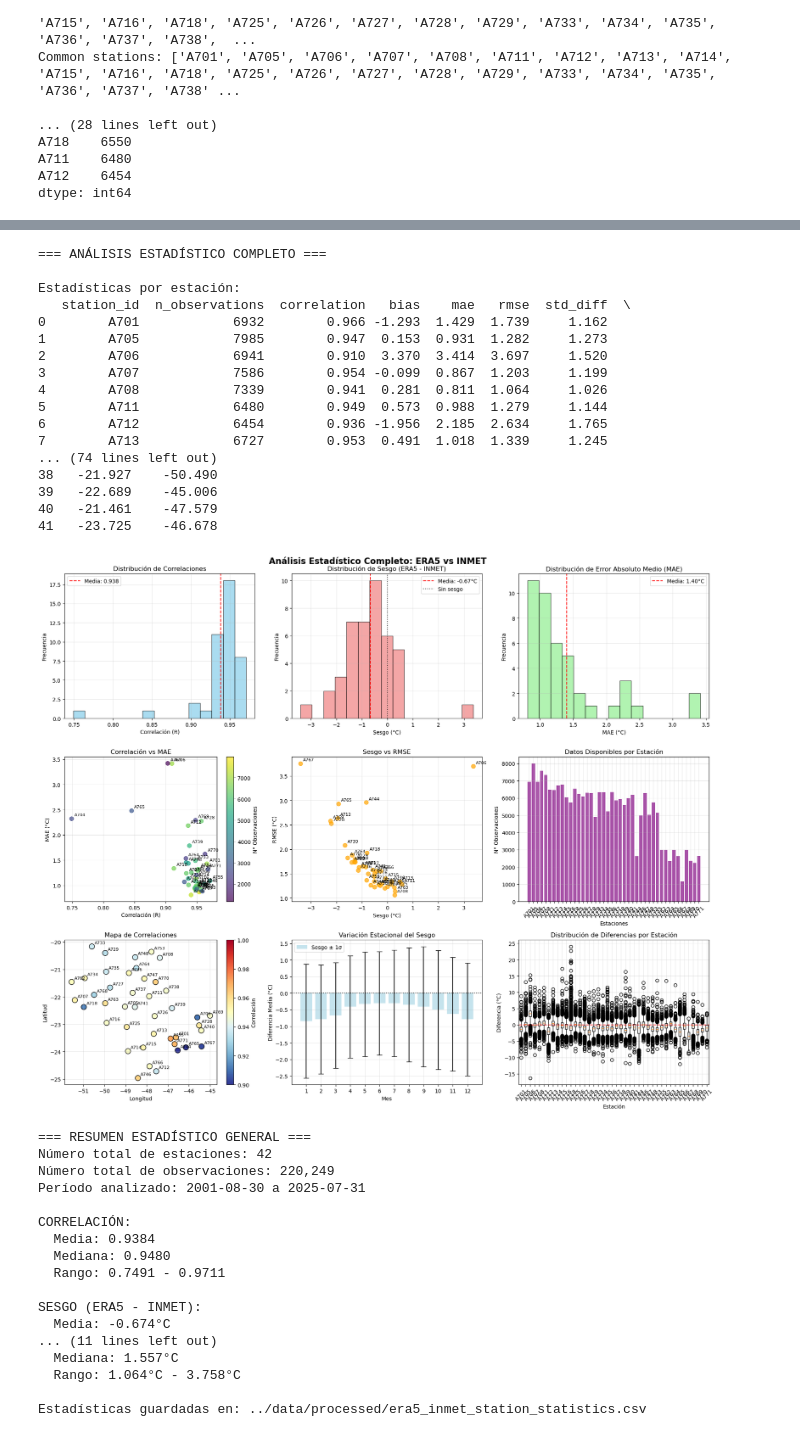
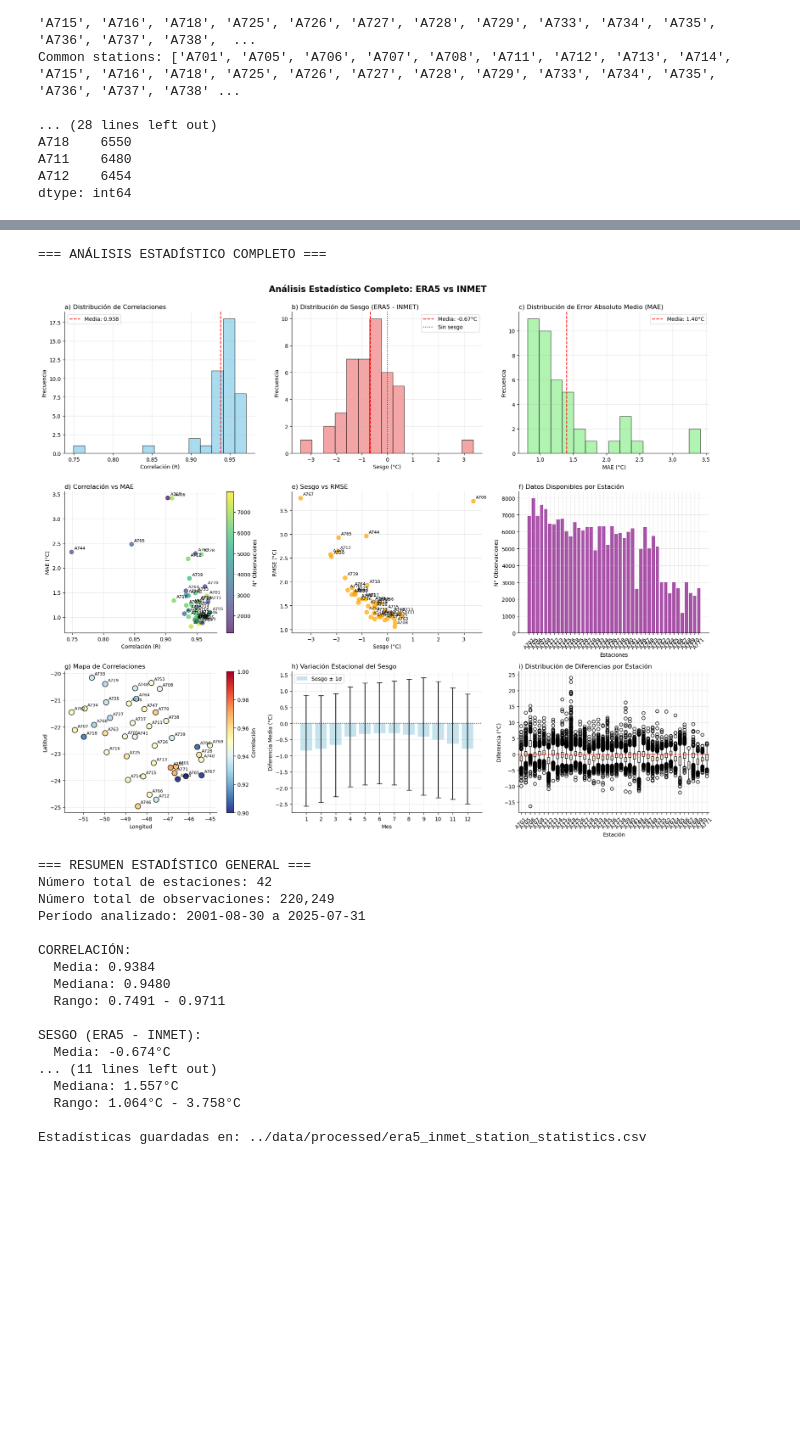
Before and after one commit to dbrisaro/heatwave_detection, a Jupyter notebook: heatwave_project/notebooks/comparison_tmax_insitu_era5.ipynb, the cells around one changed output, grey strips where cells are left out. Saved outputs shown, nothing was run; the diff lists cells and outputs as text; code cells hidden in the pictures; blank space fills up the shorter version.

```diff
--- a/heatwave_project/notebooks/comparison_tmax_insitu_era5.ipynb
+++ b/heatwave_project/notebooks/comparison_tmax_insitu_era5.ipynb
@@ -487,9 +461,4 @@ print(f"   - Station statistics: ../data/processed/era5_inmet_station_stats.csv"
 # %%
-import matplotlib.pyplot as plt
-import seaborn as sns
-from sklearn.metrics import mean_squared_error, mean_absolute_error
-import numpy as np
-
 print("=== ANÁLISIS ESTADÍSTICO COMPLETO ===\n")
 
 # Calcular estadísticas por estación
@@ -521,21 +490,20 @@ for station_id in comparison_df['station_id'].unique():
 
 stats_df = pd.DataFrame(station_stats)
 
-print("Estadísticas por estación:")
-print(stats_df.round(3))
-
 # Crear visualizaciones
 fig, axes = plt.subplots(3, 3, figsize=(18, 15))
-fig.suptitle('Análisis Estadístico Completo: ERA5 vs INMET', fontsize=16, fontweight='bold')
+fig.suptitle('Análisis Estadístico Completo: ERA5 vs INMET\n', fontsize=16, fontweight='bold')
 
 # 1. Distribución de correlaciones
 ax1 = axes[0, 0]
 ax1.hist(stats_df['correlation'], bins=15, alpha=0.7, color='skyblue', edgecolor='black')
 ax1.axvline(stats_df['correlation'].mean(), color='red', linestyle='--',
            label=f'Media: {stats_df["correlation"].mean():.3f}')
-ax1.set_title('Distribución de Correlaciones')
+ax1.set_title('a) Distribución de Correlaciones', loc='left')
 ax1.set_xlabel('Correlación (R)')
 ax1.set_ylabel('Frecuencia')
+ax1.spines['top'].set_visible(False)
+ax1.spines['right'].set_visible(False)
 ax1.legend()
 ax1.grid(True, alpha=0.3)
 
@@ -545,9 +513,11 @@ ax2.hist(stats_df['bias'], bins=15, alpha=0.7, color='lightcoral', edgecolor='bl
 ax2.axvline(stats_df['bias'].mean(), color='red', linestyle='--',
            label=f'Media: {stats_df["bias"].mean():.2f}°C')
 ax2.axvline(0, color='black', linestyle=':', alpha=0.7, label='Sin sesgo')
-ax2.set_title('Distribución de Sesgo (ERA5 - INMET)')
+ax2.set_title('b) Distribución de Sesgo (ERA5 - INMET)', loc='left')
 ax2.set_xlabel('Sesgo (°C)')
 ax2.set_ylabel('Frecuencia')
+ax2.spines['top'].set_visible(False)
+ax2.spines['right'].set_visible(False)
 ax2.legend()
 ax2.grid(True, alpha=0.3)
 
@@ -556,9 +526,11 @@ ax3 = axes[0, 2]
 ax3.hist(stats_df['mae'], bins=15, alpha=0.7, color='lightgreen', edgecolor='black')
 ax3.axvline(stats_df['mae'].mean(), color='red', linestyle='--',
            label=f'Media: {stats_df["mae"].mean():.2f}°C')
-ax3.set_title('Distribución de Error Absoluto Medio (MAE)')
+ax3.set_title('c) Distribución de Error Absoluto Medio (MAE)', loc='left')
 ax3.set_xlabel('MAE (°C)')
 ax3.set_ylabel('Frecuencia')
+ax3.spines['top'].set_visible(False)
+ax3.spines['right'].set_visible(False)
 ax3.legend()
 ax3.grid(True, alpha=0.3)
 
@@ -568,7 +540,9 @@ scatter = ax4.scatter(stats_df['correlation'], stats_df['mae'],
                      c=stats_df['n_observations'], s=60, alpha=0.7, cmap='viridis')
 ax4.set_xlabel('Correlación (R)')
 ax4.set_ylabel('MAE (°C)')
-ax4.set_title('Correlación vs MAE')
+ax4.set_title('d) Correlación vs MAE', loc='left')
+ax4.spines['top'].set_visible(False)
+ax4.spines['right'].set_visible(False)
 ax4.grid(True, alpha=0.3)
 # Agregar etiquetas de estaciones
 for _, row in stats_df.iterrows():
@@ -582,8 +556,10 @@ ax5 = axes[1, 1]
 ax5.scatter(stats_df['bias'], stats_df['rmse'], s=60, alpha=0.7, color='orange')
 ax5.set_xlabel('Sesgo (°C)')
 ax5.set_ylabel('RMSE (°C)')
-ax5.set_title('Sesgo vs RMSE')
+ax5.set_title('e) Sesgo vs RMSE', loc='left')
 ax5.grid(True, alpha=0.3)
+ax5.spines['top'].set_visible(False)
+ax5.spines['right'].set_visible(False)
 for _, row in stats_df.iterrows():
     ax5.annotate(row['station_id'], (row['bias'], row['rmse']),
                 xytext=(5, 5), textcoords='offset points', fontsize=8)
@@ -593,10 +569,12 @@ ax6 = axes[1, 2]
 bars = ax6.bar(range(len(stats_df)), stats_df['n_observations'], alpha=0.7, color='purple')
 ax6.set_xlabel('Estaciones')
 ax6.set_ylabel('N° Observaciones')
-ax6.set_title('Datos Disponibles por Estación')
+ax6.set_title('f) Datos Disponibles por Estación', loc='left')
 ax6.set_xticks(range(len(stats_df)))
 ax6.set_xticklabels(stats_df['station_id'], rotation=45)
 ax6.grid(True, alpha=0.3)
+ax6.spines['top'].set_visible(False)
+ax6.spines['right'].set_visible(False)
 
 # 7. Mapa de estaciones coloreado por correlación
 ax7 = axes[2, 0]
@@ -605,8 +583,10 @@ scatter_map = ax7.scatter(stats_df['longitude'], stats_df['latitude'],
                          vmin=0.9, vmax=1.0, edgecolors='black')
 ax7.set_xlabel('Longitud')
 ax7.set_ylabel('Latitud')
-ax7.set_title('Mapa de Correlaciones')
+ax7.set_title('g) Mapa de Correlaciones', loc='left')
 ax7.grid(True, alpha=0.3)
+ax7.spines['top'].set_visible(False)
+ax7.spines['right'].set_visible(False)
 for _, row in stats_df.iterrows():
     ax7.annotate(row['station_id'], (row['longitude'], row['latitude']),
                 xytext=(5, 5), textcoords='offset points', fontsize=8)
@@ -627,10 +607,12 @@ ax8.bar(x, monthly_stats['mean_diff'], alpha=0.7, color='lightblue',
 ax8.axhline(0, color='black', linestyle=':', alpha=0.7)
 ax8.set_xlabel('Mes')
 ax8.set_ylabel('Diferencia Media (°C)')
-ax8.set_title('Variación Estacional del Sesgo')
+ax8.set_title('h) Variación Estacional del Sesgo', loc='left')
 ax8.set_xticks(range(1, 13))
 ax8.legend()
 ax8.grid(True, alpha=0.3)
+ax8.spines['top'].set_visible(False)
+ax8.spines['right'].set_visible(False)
 
 # 9. Box plot de diferencias por estación
 ax9 = axes[2, 2]
@@ -639,11 +621,12 @@ station_diffs = [comparison_df[comparison_df['station_id'] == sid]['difference']
 box_plot = ax9.boxplot(station_diffs, labels=stats_df['station_id'])
 ax9.set_xlabel('Estación')
 ax9.set_ylabel('Diferencia (°C)')
-ax9.set_title('Distribución de Diferencias por Estación')
+ax9.set_title('i) Distribución de Diferencias por Estación', loc='left')
 ax9.tick_params(axis='x', rotation=45)
 ax9.grid(True, alpha=0.3)
 ax9.axhline(0, color='red', linestyle='--', alpha=0.7)
-
+ax9.spines['top'].set_visible(False)
+ax9.spines['right'].set_visible(False)
 plt.tight_layout()
 plt.show()
 
@@ -652,50 +635,34 @@ print(f"\n=== RESUMEN ESTADÍSTICO GENERAL ===")
 print(f"Número total de estaciones: {len(stats_df)}")
 print(f"Número total de observaciones: {len(comparison_df):,}")
 print(f"Período analizado: {comparison_df['date'].min().strftime('%Y-%m-%d')} a {comparison_df['date'].max().strftime('%Y-%m-%d')}")
 
 print(f"\nCORRELACIÓN:")
 print(f"  Media: {stats_df['correlation'].mean():.4f}")
 print(f"  Mediana: {stats_df['correlation'].median():.4f}")
 print(f"  Rango: {stats_df['correlation'].min():.4f} - {stats_df['correlation'].max():.4f}")
 
 print(f"\nSESGO (ERA5 - INMET):")
 print(f"  Media: {stats_df['bias'].mean():.3f}°C")
 print(f"  Mediana: {stats_df['bias'].median():.3f}°C")
 print(f"  Desv. estándar: {stats_df['bias'].std():.3f}°C")
 print(f"  Rango: {stats_df['bias'].min():.3f}°C - {stats_df['bias'].max():.3f}°C")
 
 print(f"\nERROR ABSOLUTO MEDIO (MAE):")
 print(f"  Media: {stats_df['mae'].mean():.3f}°C")
 print(f"  Mediana: {stats_df['mae'].median():.3f}°C")
 print(f"  Rango: {stats_df['mae'].min():.3f}°C - {stats_df['mae'].max():.3f}°C")
 
 print(f"\nRMSE:")
 print(f"  Media: {stats_df['rmse'].mean():.3f}°C")
 print(f"  Mediana: {stats_df['rmse'].median():.3f}°C")
 print(f"  Rango: {stats_df['rmse'].min():.3f}°C - {stats_df['rmse'].max():.3f}°C")
 
 # Guardar estadísticas
 stats_df.to_csv('../data/processed/era5_inmet_station_statistics.csv', index=False)
 print(f"\nEstadísticas guardadas en: ../data/processed/era5_inmet_station_statistics.csv")
 # %% [output]
 === ANÁLISIS ESTADÍSTICO COMPLETO ===
-
-Estadísticas por estación:
-   station_id  n_observations  correlation   bias    mae   rmse  std_diff  \
-0        A701            6932        0.966 -1.293  1.429  1.739     1.162
-1        A705            7985        0.947  0.153  0.931  1.282     1.273
-2        A706            6941        0.910  3.370  3.414  3.697     1.520
-3        A707            7586        0.954 -0.099  0.867  1.203     1.199
-4        A708            7339        0.941  0.281  0.811  1.064     1.026
-5        A711            6480        0.949  0.573  0.988  1.279     1.144
-6        A712            6454        0.936 -1.956  2.185  2.634     1.765
-7        A713            6727        0.953  0.491  1.018  1.339     1.245
-... (74 lines left out)
-38   -21.927    -50.490
-39   -22.689    -45.006
-40   -21.461    -47.579
-41   -23.725    -46.678
-[figure, old version]
+[figure, new version]
 === RESUMEN ESTADÍSTICO GENERAL ===
 Número total de estaciones: 42
 Número total de observaciones: 220,249
```
Also changed, not shown: parts of 6 cells of this notebook, 1 other file.
